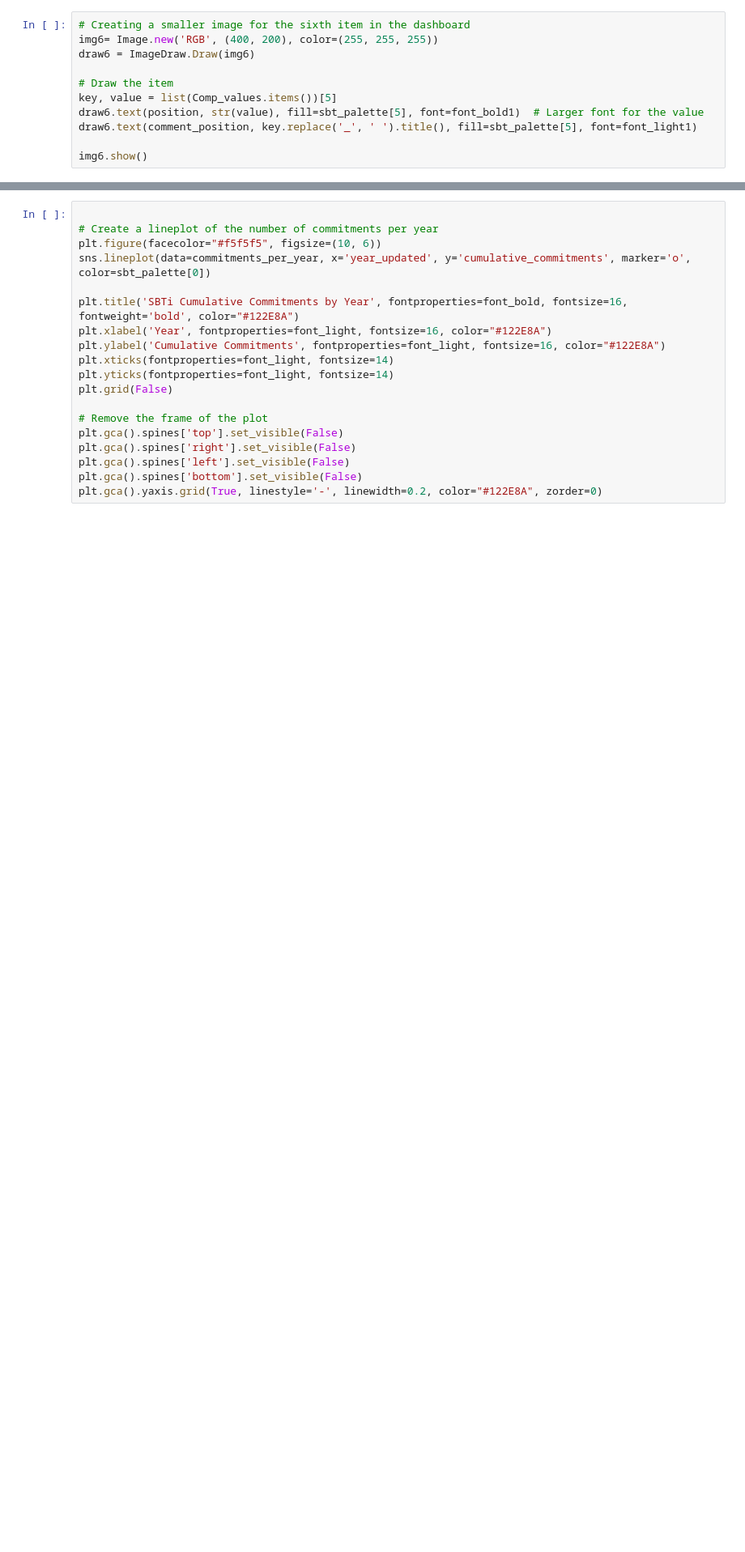
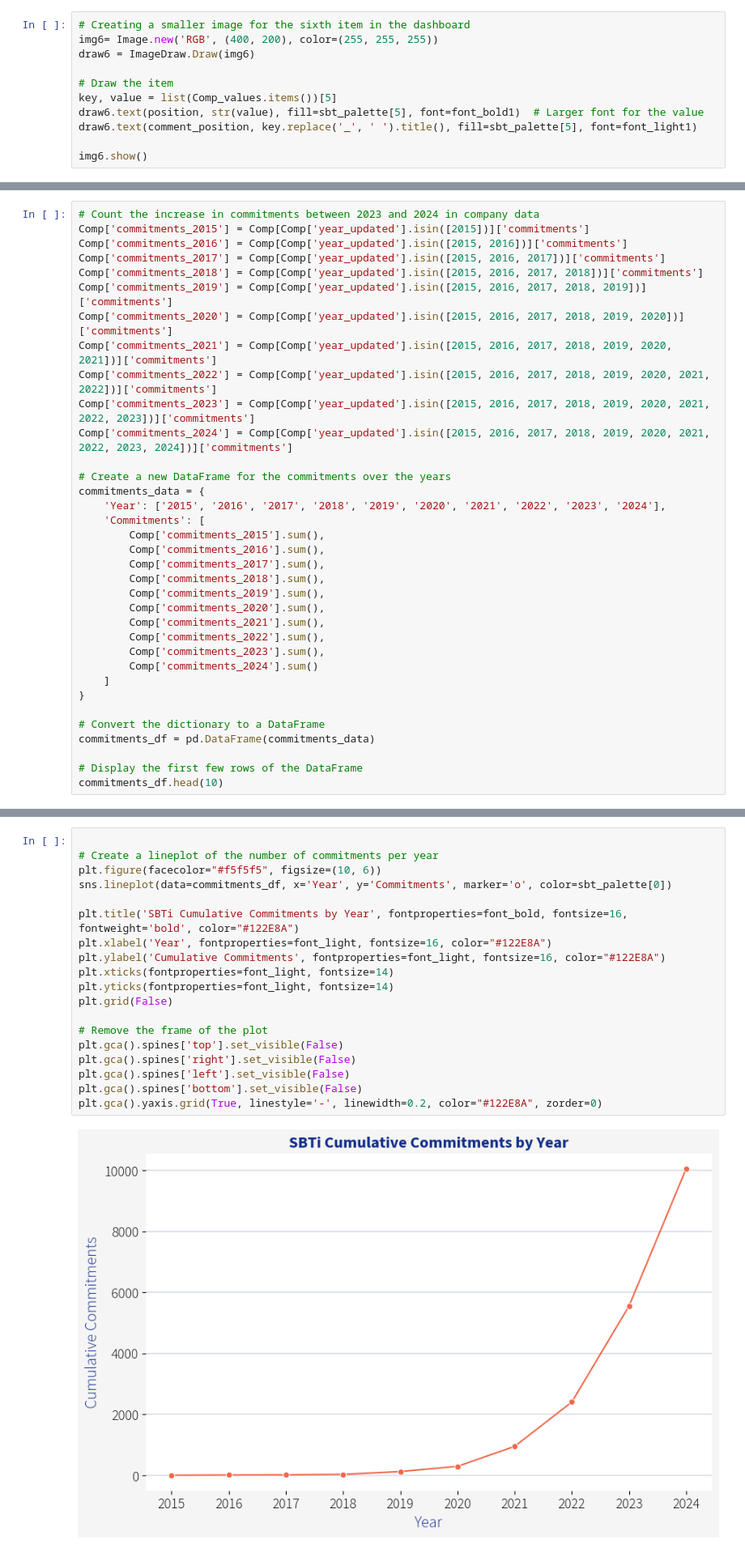
Before and after one commit to AnjaBrocklehurst/AnjaBrocklehurst.github.io, a Jupyter notebook: assets/code/3_SBTi intro.ipynb, the cells around one changed output, grey strips where cells are left out. Shown at 81% size. Drawn from its saved outputs; the diff is of its cells as text; blank space fills up the shorter version.

```diff
--- a/assets/code/3_SBTi intro.ipynb
+++ b/assets/code/3_SBTi intro.ipynb
@@ -419,0 +403,35 @@ KeyError: 'year_updated*'
+# %%
+# Count the increase in commitments between 2023 and 2024 in company data
+Comp['commitments_2015'] = Comp[Comp['year_updated'].isin([2015])]['commitments']
+Comp['commitments_2016'] = Comp[Comp['year_updated'].isin([2015, 2016])]['commitments']
+Comp['commitments_2017'] = Comp[Comp['year_updated'].isin([2015, 2016, 2017])]['commitments']
+Comp['commitments_2018'] = Comp[Comp['year_updated'].isin([2015, 2016, 2017, 2018])]['commitments']
+Comp['commitments_2019'] = Comp[Comp['year_updated'].isin([2015, 2016, 2017, 2018, 2019])]['commitments']
+Comp['commitments_2020'] = Comp[Comp['year_updated'].isin([2015, 2016, 2017, 2018, 2019, 2020])]['commitments']
+Comp['commitments_2021'] = Comp[Comp['year_updated'].isin([2015, 2016, 2017, 2018, 2019, 2020, 2021])]['commitments']
+Comp['commitments_2022'] = Comp[Comp['year_updated'].isin([2015, 2016, 2017, 2018, 2019, 2020, 2021, 2022])]['commitments']
+Comp['commitments_2023'] = Comp[Comp['year_updated'].isin([2015, 2016, 2017, 2018, 2019, 2020, 2021, 2022, 2023])]['commitments']
+Comp['commitments_2024'] = Comp[Comp['year_updated'].isin([2015, 2016, 2017, 2018, 2019, 2020, 2021, 2022, 2023, 2024])]['commitments']
+
+# Create a new DataFrame for the commitments over the years
+commitments_data = {
+    'Year': ['2015', '2016', '2017', '2018', '2019', '2020', '2021', '2022', '2023', '2024'],
+    'Commitments': [
+        Comp['commitments_2015'].sum(),
+        Comp['commitments_2016'].sum(),
+        Comp['commitments_2017'].sum(),
+        Comp['commitments_2018'].sum(),
+        Comp['commitments_2019'].sum(),
+        Comp['commitments_2020'].sum(),
+        Comp['commitments_2021'].sum(),
+        Comp['commitments_2022'].sum(),
+        Comp['commitments_2023'].sum(),
+        Comp['commitments_2024'].sum()
+    ]
+}
+
+# Convert the dictionary to a DataFrame
+commitments_df = pd.DataFrame(commitments_data)
+
+# Display the first few rows of the DataFrame
+commitments_df.head(10)
@@ -420,22 +450,24 @@ KeyError: 'year_updated*'
 # %%
 
 # Create a lineplot of the number of commitments per year
 plt.figure(facecolor="#f5f5f5", figsize=(10, 6))
-sns.lineplot(data=commitments_per_year, x='year_updated', y='cumulative_commitments', marker='o', color=sbt_palette[0])
+sns.lineplot(data=commitments_df, x='Year', y='Commitments', marker='o', color=sbt_palette[0])
 
 plt.title('SBTi Cumulative Commitments by Year', fontproperties=font_bold, fontsize=16, fontweight='bold', color="#122E8A")
 plt.xlabel('Year', fontproperties=font_light, fontsize=16, color="#122E8A")
 plt.ylabel('Cumulative Commitments', fontproperties=font_light, fontsize=16, color="#122E8A")
 plt.xticks(fontproperties=font_light, fontsize=14)
 plt.yticks(fontproperties=font_light, fontsize=14)
 plt.grid(False)
 
 # Remove the frame of the plot
 plt.gca().spines['top'].set_visible(False)
 plt.gca().spines['right'].set_visible(False)
 plt.gca().spines['left'].set_visible(False)
 plt.gca().spines['bottom'].set_visible(False)
 plt.gca().yaxis.grid(True, linestyle='-', linewidth=0.2, color="#122E8A", zorder=0)
+# %% [output]
+[figure, added]
 # %%
 #sorting the number of companies with validated targets away from companies with commited or removed commitment
 org = Comp[['organization_type', 'near_term_status', 'long_term_status', ' net_zero_status', 'year_updated']].reset_index(drop=True)
```
Also changed, not shown: parts of 2 cells of this notebook.
